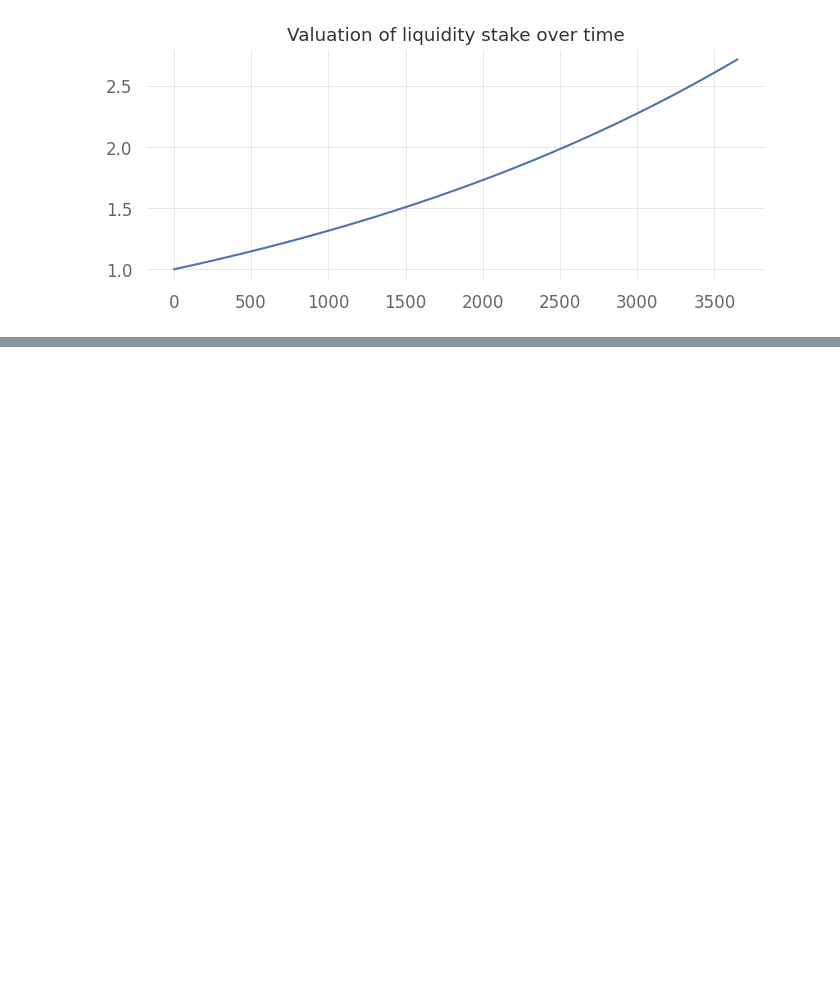
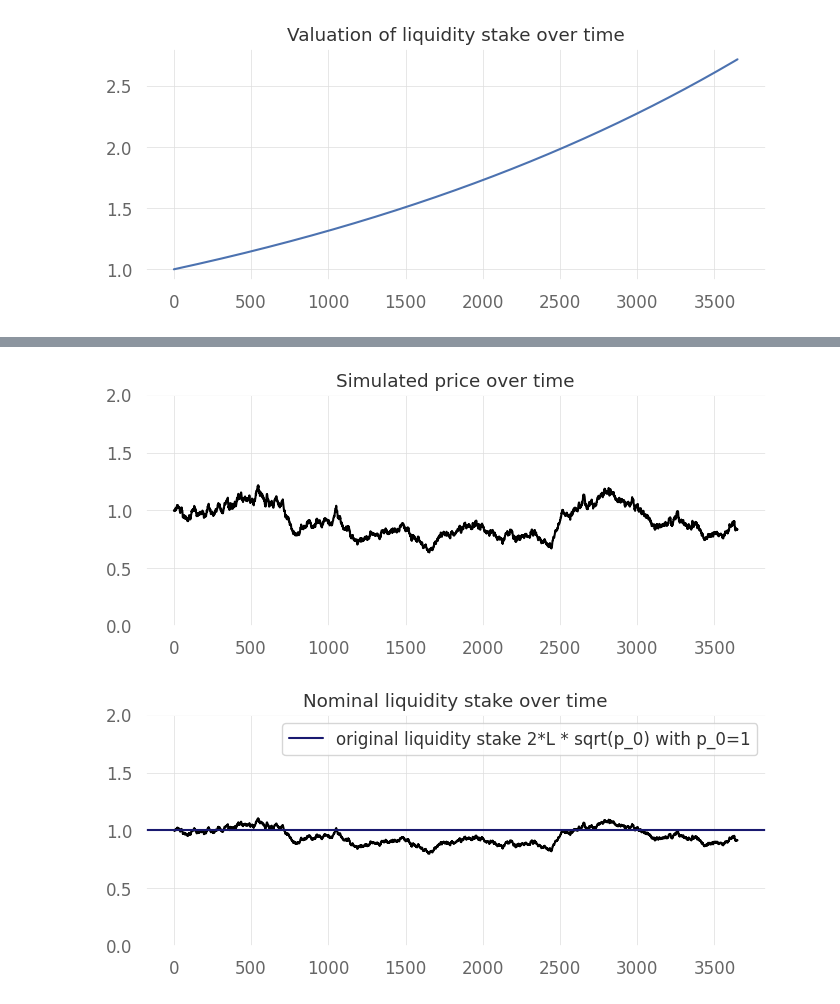
Before and after one commit to evnchw/charadrius, a Jupyter notebook: notebooks/defi/demo_uniswap_v2_simulations.ipynb, the cells around one changed output, grey strips where cells are left out. Saved outputs shown, nothing was run; the diff lists cells and outputs as text; code cells hidden in the pictures; blank space fills up the shorter version.

```diff
--- a/notebooks/defi/demo_uniswap_v2_simulations.ipynb
+++ b/notebooks/defi/demo_uniswap_v2_simulations.ipynb
@@ -267,34 +295,46 @@ $$
 
 Note that $p$ is a relative price and so represents a ratio, hence if we want % price we should use $(p-1)$.
 # %%
+set_stochastic_seed()
+
 L = 0.5
 p0 = 1
 V_t = np.zeros(shape=(T,))
-V_t[0] = 2 * L * np.sqrt(p0) # initial stake = 1, and with p0=1
+V_t[0] = 2 * L * np.sqrt(p0) # V_0: initial stake = 1, and with p0=1
 
-# Simulate price movement
+# Simulate price movement.
+# Prices here are modeled via GBM where the drift = expected daily return
+# and the vol = expected daily standard deviation. As you will see below,
+# this will yield some movements around 1 which represents the movement of
+# prices accurately (ratio of reserves) for our simulation purposes.
 # - annualized return: 10%
 mu = 0.10 / DAYS_IN_YEAR
 # - annualized vol: 20%
 sigma = 0.20 / np.sqrt(DAYS_IN_YEAR)
+# - will generate "n" equally spaced intervals on [1, t]
+#   these can be default parameters for my use case.
+[t, n] = [T, T-1] # T time periods
+gbm = GeometricBrownianMotion(drift=mu, volatility=sigma, t=t)
+p_t = gbm.sample(n, initial=p0)
+plt.figure(figsize=FIGSIZE)
+plt.ylim(0, (2*L)*2)
+plt.plot(T_grid, p_t, color="black")
+plt.title("Simulated price over time")
+plt.show()
 
-
-# # Parameters
-# mu = 10 / 252                  # daily return (annualized: 10%)
-# sigma = 20 / np.sqrt(252)      # daily vol (annualized: 20%)
-# t = 1
-# n = len(T_grid)-1
-
-# # Simulate GBM
-# gbm = GeometricBrownianMotion(drift=mu, volatility=sigma, t=t)
-# p_t = gbm.sample(n, initial=p0) # inital value
-# plt.plot(T_grid, p_t, color="black")
-
-# # Plot
-# plt.figure(figsize=(8,3))
-# plt.plot(np.linspace(0, t, n+1), gbm_samples, color="black")
-# plt.title('Geometric Brownian Motion')
-# plt.xlabel('Time')
-# plt.ylabel('Price')
-# plt.grid(True)
-# plt.show()
+# Lastly, plug this into the nominal variation formulae to see the changes.
+# Since we have started with V_0 (the initial liquidity stake) we will want
+# to see how this changes over time.
+for t in range(1, T):
+    pi = p_t[t]
+    V_t[t] = 2 * L * np.sqrt(pi)
+plt.figure(figsize=FIGSIZE)
+plt.plot(T_grid, V_t, color="black")
+plt.ylim(0, (2*L)*2)
+plt.title("Nominal liquidity stake over time")
+plt.axhline(V_t[0], color="midnightblue", label="original liquidity stake 2*L * sqrt(p_0) with p_0=1")
+plt.legend()
+plt.show()
+# %% [output]
+[figure, added]
+[figure, added]
```
Also changed, not shown: parts of 8 cells of this notebook.
